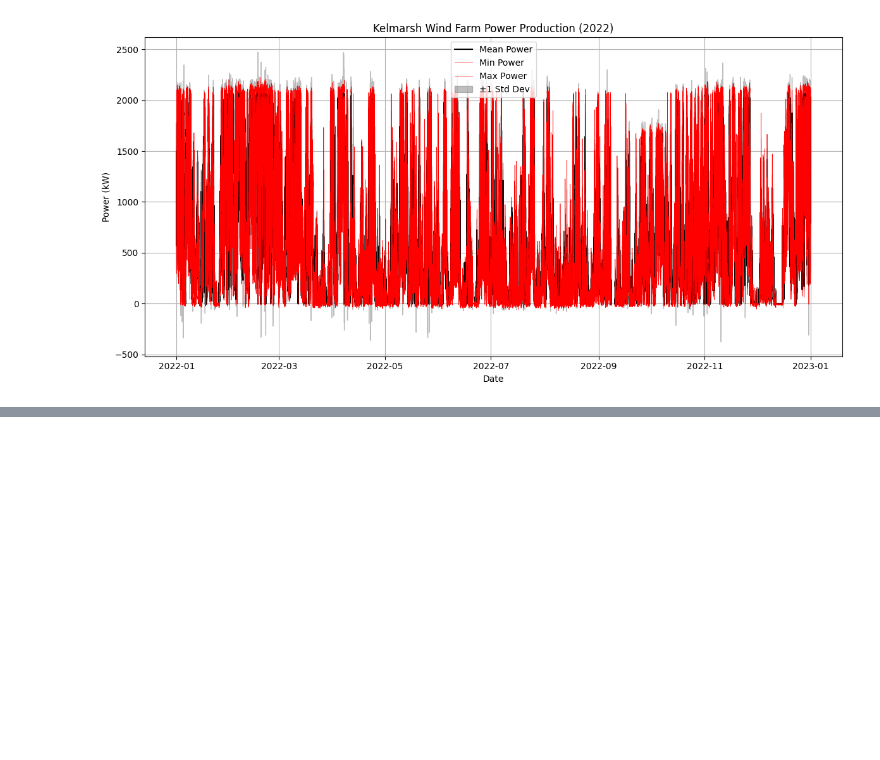
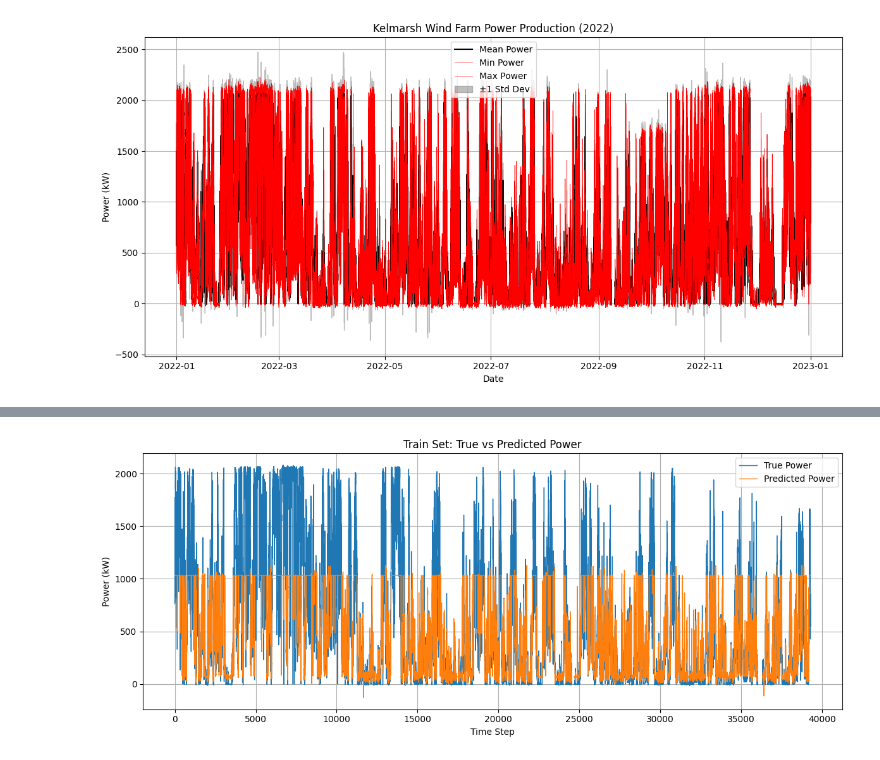
Before and after one commit to oconnd29/RR_Wind_Pwr_Pred, a Jupyter notebook: main.ipynb, the cells around one changed output, grey strips where cells are left out. Cells and saved outputs as stored; diff of their text form; code cells hidden in the pictures; blank space fills up the shorter version.

```diff
--- a/main.ipynb
+++ b/main.ipynb
@@ -33,0 +186,55 @@ plt.show()
+# %%
+import matplotlib.pyplot as plt
+
+def plot_predictions(model, X, y, split_name='valid'):
+    """
+    Plot true vs predicted values for a given split.
+
+    Args:
+        model: Trained PyTorch model
+        X: Input sequences (numpy array or torch tensor)
+        y: Ground truth values (numpy array or torch tensor)
+        split_name: One of 'train', 'valid', 'test'
+        max_points: Optional int to limit plot length for readability
+    """
+    model.eval()
+
+    # Convert to tensor if not already
+    if not isinstance(X, torch.Tensor):
+        X = torch.tensor(X, dtype=torch.float32).unsqueeze(-1)
+    if not isinstance(y, torch.Tensor):
+        y = torch.tensor(y, dtype=torch.float32).unsqueeze(-1)
+
+    with torch.no_grad():
+        y_pred_t = model(X)
+
+    # Convert to numpy
+    y_pred = y_pred_t.squeeze().numpy()
+    y_true = y.squeeze().numpy()
+
+    # Plot
+    plt.figure(figsize=(12, 5))
+    plt.plot(y_true, label='True Power', linewidth=1)
+    plt.plot(y_pred, label='Predicted Power', linewidth=1)
+    plt.title(f'{split_name.capitalize()} Set: True vs Predicted Power')
+    plt.xlabel('Time Step')
+    plt.ylabel('Power (kW)')
+    plt.legend()
+    plt.grid(True)
+    plt.tight_layout()
+    plt.show()
+
+
+
+split = "train"  # or "train" or "valid"
+
+if split == "train":
+    plot_predictions(best_model, X_train, y_train, split_name='train')
+elif split == "valid":
+    plot_predictions(best_model, X_valid, y_valid, split_name='valid')
+elif split == "test":
+    plot_predictions(best_model, X_test, y_test, split_name='test')
+else:
+    print("Invalid split name. Choose from 'train', 'valid', 'test'.")
+# %% [output]
+[figure, added]
```
Also changed, not shown: parts of 3 cells of this notebook, 1 other file.
